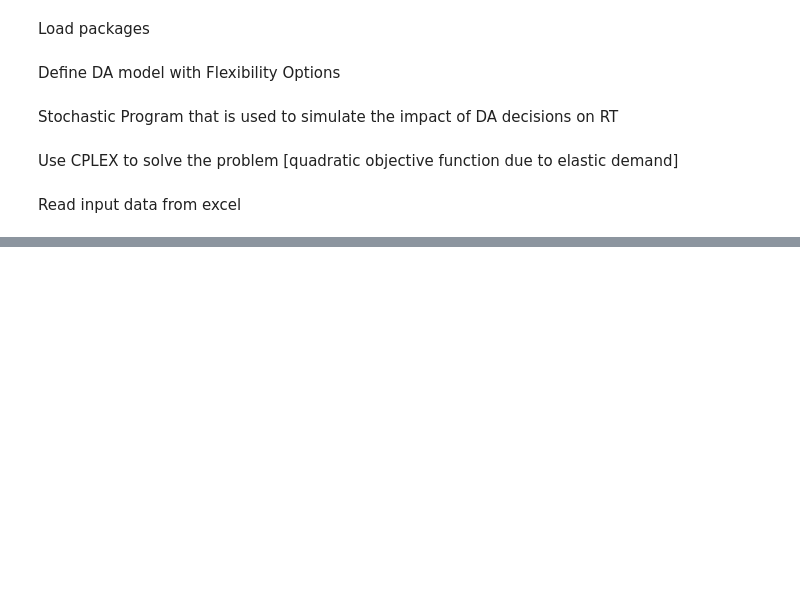
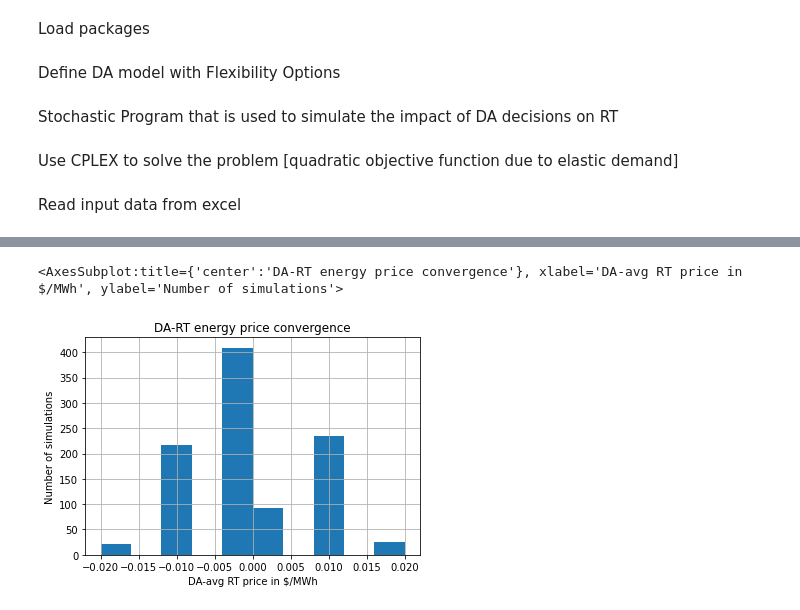
Before and after one commit to hanboxie/Flexibility_Options_Numerical_Study, a Jupyter notebook: Flexibility_options_end_to_end-UPDN-RANDOM.ipynb, the cells around one changed output, grey strips where cells are left out. Saved outputs shown, nothing was run; the diff lists cells and outputs as text; code cells hidden in the pictures; blank space fills up the shorter version.

```diff
--- a/Flexibility_options_end_to_end-UPDN-RANDOM.ipynb
+++ b/Flexibility_options_end_to_end-UPDN-RANDOM.ipynb
@@ -37,7 +38,7 @@ DAFOmodel.probTU=pyo.Param(DAFOmodel.R) #probability of exercise FO up
 DAFOmodel.probTD=pyo.Param(DAFOmodel.R) #probability of exercise FO dn
 
 # Variables
-DAFOmodel.d = pyo.Var() #slack for demand that makes demand elastic and helps us with degeneracy
+DAFOmodel.d = pyo.Var(domain=pyo.NonNegativeReals) #slack for demand that makes demand elastic and helps us with degeneracy
 DAFOmodel.xDA=pyo.Var(DAFOmodel.G, domain=pyo.NonNegativeReals) #DA energy schedule for generators
 DAFOmodel.rgDA=pyo.Var(domain=pyo.NonNegativeReals) #DA energy schedule for renewables
 DAFOmodel.du= pyo.Var(DAFOmodel.S)
@@ -52,12 +53,13 @@ DAFOmodel.sdd  = pyo.Var(DAFOmodel.R, domain=pyo.NonNegativeReals) #Self-supply
 DAFOmodel.y    = pyo.Var(DAFOmodel.S, domain=pyo.NonNegativeReals) #Auxiliary variable
 
 
+
 #Define objective function
 def obj_expression(m):
     return sum(m.VC[g]*m.xDA[g] for g in m.G)+sum(m.probTU[r]*m.VCUP[g]*m.hsu[r,g] for g in m.G for r in m.R)\
 +sum(m.probTU[r]*m.PEN*m.sdu[r]  for r in m.R)-sum(m.probTD[r]*(m.VCDN[g])*m.hsd[r,g] for g in m.G for r in m.R)\
-+sum(m.probTD[r]*m.PENDN*m.sdd[r] for r in m.R)+sum(m.y[s] for s in m.S)*m.smallM +m.D1 *m.d + m.D2 *m.d*m.d\
-+sum(0.2*m.D1*(m.du[s])  for s in m.S) +0.2*m.D2*sum((m.d+m.du[s])*(m.d+m.du[s]) for s in m.S  )
+-sum(m.probTD[r]*m.PENDN*m.sdd[r] for r in m.R)+sum(m.y[s] for s in m.S)*m.smallM \
++sum(0.2*m.D1*(m.d+m.du[s])  for s in m.S) +0.2*m.D2*sum((m.d+m.du[s])*(m.d+m.du[s]) for s in m.S  )\
 ###### create symmetry with demand curve in real-time, #+ m.D2 *m.d*m.d
 
 DAFOmodel.OBJ = pyo.Objective(rule=obj_expression)
@@ -74,10 +76,6 @@ DAFOmodel.Con4UP = pyo.Constraint(DAFOmodel.R, rule=DA_flexup_balance)
 def DA_flexdn_balance(model,r):
     return sum(model.hsd[r,g] for g in model.G) == model.hdd[r]
 DAFOmodel.Con4DN = pyo.Constraint(DAFOmodel.R, rule=DA_flexdn_balance)
-
-def DA_flexdn_limit(model,r):
-    return model.hdd[r]+model.sdd[r] <=sum(model.RE[s] for s in model.S if s==r+1)-sum(model.RE[s] for s in model.S if s==r)
-DAFOmodel.Con5 = pyo.Constraint(DAFOmodel.R, rule=DA_flexdn_limit)
 
 def DA_flex_demand(model,s):
     return -model.du[s]+sum(model.hdd[r]+model.sdd[r] for r in model.R if r<=s-1 )-sum(model.hdu[r]+model.sdu[r] for r in model.R if r>=s )==model.RE[s]-model.rgDA
@@ -137,7 +135,7 @@ RTsim.xDA=pyo.Param(RTsim.G, domain=pyo.NonNegativeReals)
 RTsim.REDA=pyo.Param( domain=pyo.NonNegativeReals)
 RTsim.PEN=pyo.Param(within=pyo.NonNegativeIntegers)
 RTsim.PENDN=pyo.Param()
-
+RTsim.DAdr=pyo.Param()
 
 # Variables
 RTsim.xup = pyo.Var(RTsim.S, RTsim.G, domain=pyo.NonNegativeReals)
@@ -150,18 +148,14 @@ RTsim.sddn = pyo.Var(RTsim.S, domain=pyo.NonNegativeReals)
 
 #Objective
 def obj_expression(m):
-    return sum(m.prob[s]*(m.VCUP[g]*m.xup[s,g]-m.VCDN[g]*m.xdn[s,g]) for g in m.G for s in m.S)+m.PENDN*sum(m.prob[s]*m.sdup[s] for s in m.S)+m.PEN*sum(m.prob[s]*m.sddn[s] for s in m.S)+sum(m.prob[s]*(m.D1*m.d[s]+m.D2*m.d[s]*m.d[s]) for s in m.S)
+    return sum(m.prob[s]*(m.VCUP[g]*m.xup[s,g]-m.VCDN[g]*m.xdn[s,g]) for g in m.G for s in m.S)-m.PENDN*sum(m.prob[s]*m.sdup[s] for s in m.S)+m.PEN*sum(m.prob[s]*m.sddn[s] for s in m.S)\
++sum(m.prob[s]*(m.D1*(m.DAdr+m.d[s])+m.D2*(m.DAdr+m.d[s])*(m.DAdr+m.d[s])) for s in m.S)\
+-sum(m.prob[s]*(m.D1*(m.DAdr)+m.D2*(m.DAdr)*(m.DAdr)) for s in m.S)
 RTsim.OBJ = pyo.Objective(rule=obj_expression)
 
 #Constraints
 def RT_energy_balance(model,s):
-    return sum(model.xup[s,g]-model.xdn[s,g] for g in model.G)+ model.rgup[s]-model.rgdn[s]+model.d[s] == 0
-
-def RT_capacity_cons(model,s, g):
-    return model.xDA[g]+model.xup[s,g] <= model.CAP[g]
-
-def RT_capacity_min(model,s, g):
-    return model.xDA[g]-model.xdn[s,g] >=0
+    return sum(model.xup[s,g]-model.xdn[s,g] for g in model.G)+ model.rgup[s]-model.rgdn[s] +model.d[s]== 0
 
 def RT_RE_availability(model,s):
     return model.rgup[s]-model.rgdn[s]+model.sdup[s]-model.sddn[s] ==model.RE[s]-model.REDA
@@ -171,6 +165,11 @@ def RT_ramp_up(model,s,g):
 
 def RT_ramp_dn(model,s,g):
     return model.xdn[s,g] <= model.RR[g]
+def RT_capacity_cons(model,s, g):
+    return model.xDA[g]+model.xup[s,g] <= model.CAP[g]
+
+def RT_capacity_min(model,s, g):
+    return model.xDA[g]-model.xdn[s,g] >=0
 
 # Numbering of constraints follows the RT problem
 RTsim.Con3 = pyo.Constraint(RTsim.S, rule=RT_energy_balance)
@@ -407,0 +335,8 @@ random.uniform(0, 1)
+# %%
+plt.title('DA-RT energy price convergence')
+plt.ylabel('Number of simulations')
+plt.xlabel('DA-avg RT price in $/MWh')
+(round(pd.DataFrame(Summary_price_convergence),2)['DA']-round(pd.DataFrame(Summary_price_convergence),2)[[1,2,3,4,5]].sum(axis=1)).hist()
+# %% [output]
+<AxesSubplot:title={'center':'DA-RT energy price convergence'}, xlabel='DA-avg RT price in $/MWh', ylabel='Number of simulations'>
+[figure, added]
```
Also changed, not shown: parts of 40 cells of this notebook, 2 other files.
